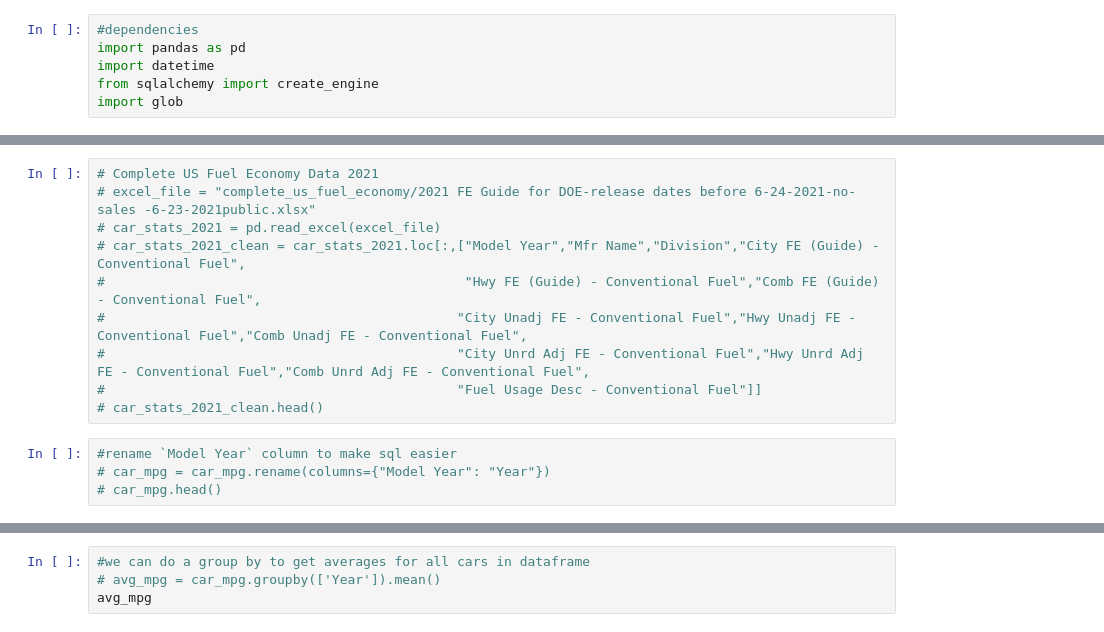
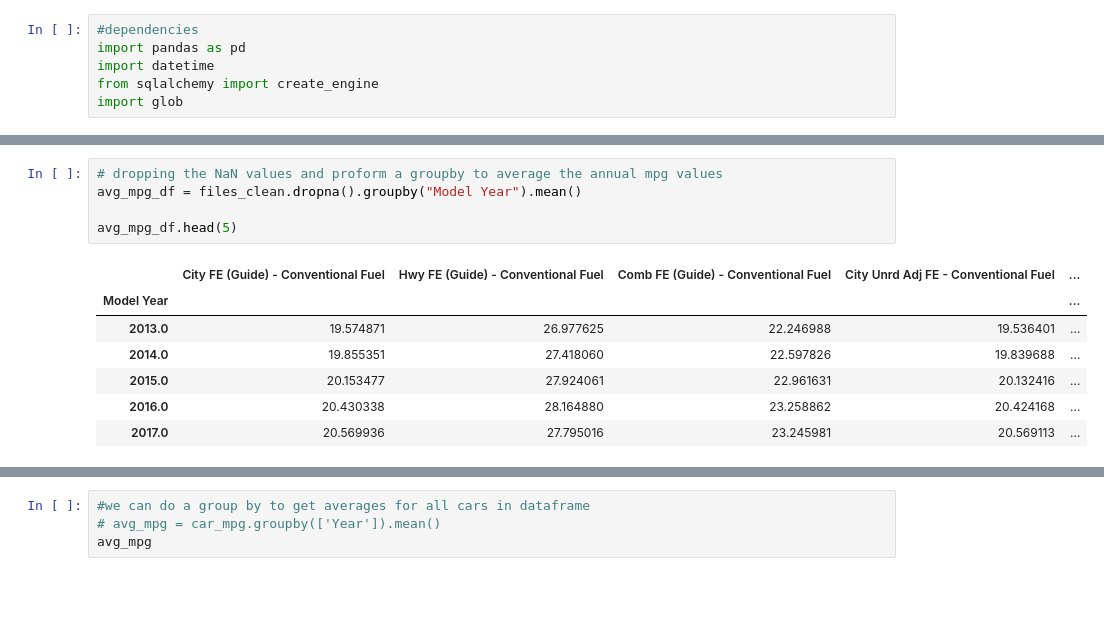
Before and after one commit to JessePRN/Project2Team7, a Jupyter notebook: us_fuel_prices_etl-Yi.ipynb, the cells around one changed output, grey strips where cells are left out. Cells and saved outputs as stored; diff of their text form; blank space fills up the shorter version.

```diff
--- a/us_fuel_prices_etl-Yi.ipynb
+++ b/us_fuel_prices_etl-Yi.ipynb
@@ -224,14 +128,13 @@ avg_mpg
-# %%
-# Complete US Fuel Economy Data 2021
-# excel_file = "complete_us_fuel_economy/2021 FE Guide for DOE-release dates before 6-24-2021-no-sales -6-23-2021public.xlsx"
-# car_stats_2021 = pd.read_excel(excel_file)
-# car_stats_2021_clean = car_stats_2021.loc[:,["Model Year","Mfr Name","Division","City FE (Guide) - Conventional Fuel",
-#                                              "Hwy FE (Guide) - Conventional Fuel","Comb FE (Guide) - Conventional Fuel",
-#                                             "City Unadj FE - Conventional Fuel","Hwy Unadj FE - Conventional Fuel","Comb Unadj FE - Conventional Fuel",
-#                                             "City Unrd Adj FE - Conventional Fuel","Hwy Unrd Adj FE - Conventional Fuel","Comb Unrd Adj FE - Conventional Fuel",
-#                                             "Fuel Usage Desc - Conventional Fuel"]]
-# car_stats_2021_clean.head()
-# %%
-#rename `Model Year` column to make sql easier
-# car_mpg = car_mpg.rename(columns={"Model Year": "Year"})
-# car_mpg.head()
+# %%
+# dropping the NaN values and proform a groupby to average the annual mpg values
+avg_mpg_df = files_clean.dropna().groupby("Model Year").mean()
+
+avg_mpg_df.head(5)
+# %% [output]
+|  | City FE (Guide) - Conventional Fuel | Hwy FE (Guide) - Conventional Fuel | Comb FE (Guide) - Conventional Fuel | City Unrd Adj FE - Conventional Fuel | ... |
+| Model Year |  |  |  |  | ... |
+| 2013.0 | 19.574871 | 26.977625 | 22.246988 | 19.536401 | ... |
+| 2014.0 | 19.855351 | 27.418060 | 22.597826 | 19.839688 | ... |
+| 2015.0 | 20.153477 | 27.924061 | 22.961631 | 20.132416 | ... |
+| 2016.0 | 20.430338 | 28.164880 | 23.258862 | 20.424168 | ... |
+| 2017.0 | 20.569936 | 27.795016 | 23.245981 | 20.569113 | ... |
```
Also changed, not shown: parts of 11 cells of this notebook.
